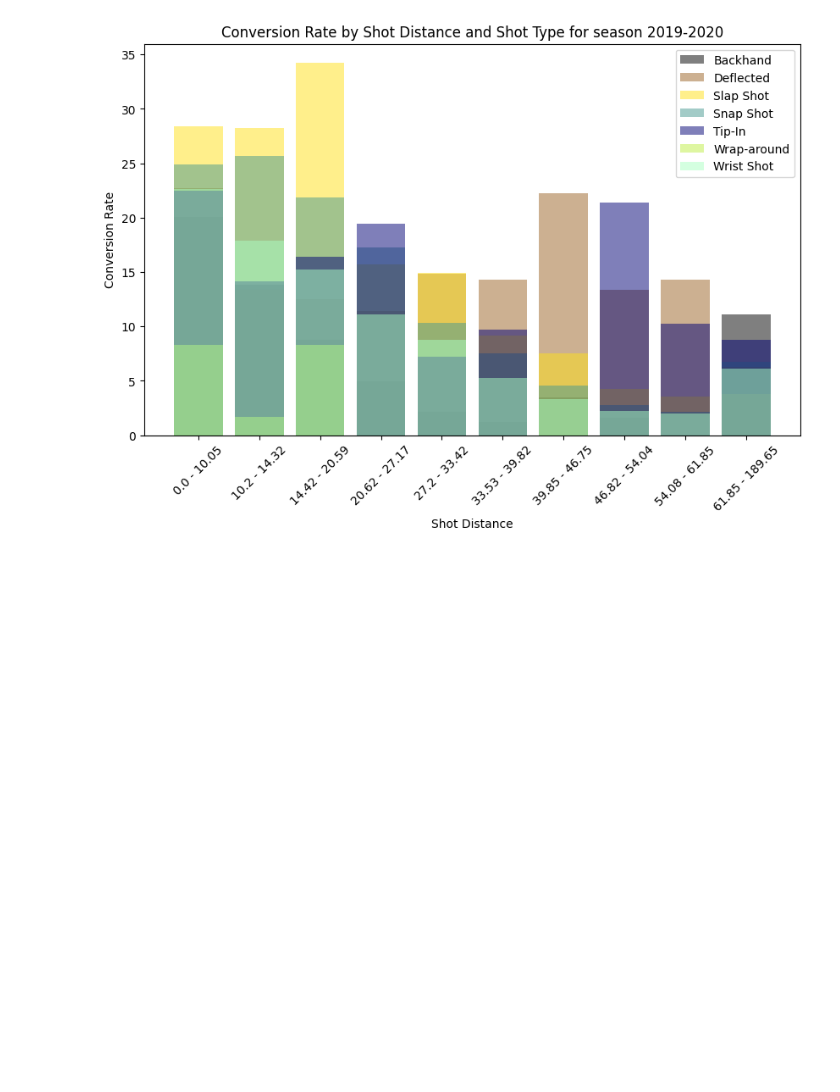
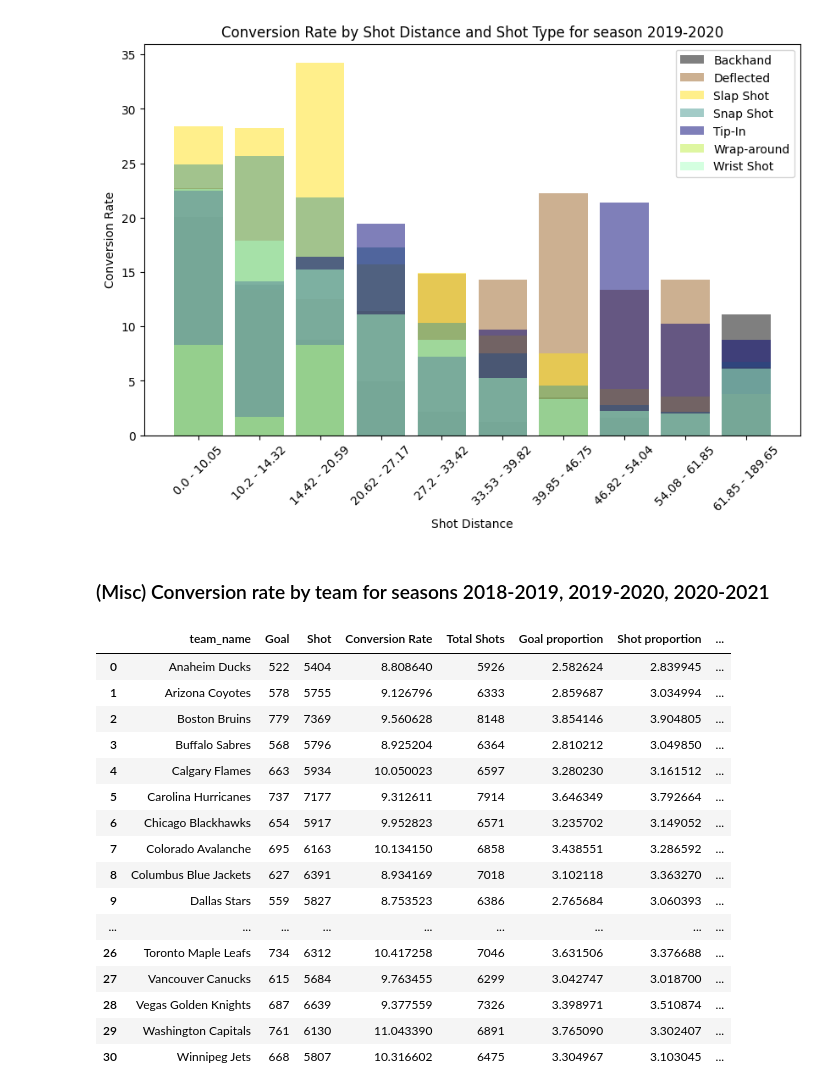
Before and after one commit to theAayushbajaj/NHL-Milestone-Project, a Jupyter notebook: src/Notebooks/02_simple_visualizations.ipynb, the cells around one changed output. Drawn from its saved outputs; the diff is of its cells as text; code cells hidden in the pictures; blank space fills up the shorter version.

Commit message:
misc analysis in smiple

```diff
--- a/src/Notebooks/02_simple_visualizations.ipynb
+++ b/src/Notebooks/02_simple_visualizations.ipynb
@@ -279,3 +279,52 @@ ax.legend()
 plt.show()
 # %% [output]
 [figure]
+# %% [markdown]
+### (Misc) Conversion rate by team for seasons 2018-2019, 2019-2020, 2020-2021
+# %%
+CR_by_team = df[df.season.isin([20182019,20192020,20202021])].pivot_table(index=['team_name'],
+                                columns=['event'],
+                                values=['eventIdx'],
+                                aggfunc=['count'],
+                                fill_value=0).reset_index()
+CR_by_team.columns = ['team_name','Goal','Shot']
+CR_by_team['Conversion Rate'] = CR_by_team['Goal'] *100/ (CR_by_team['Shot']+CR_by_team['Goal'])
+
+CR_by_team['Total Shots'] = CR_by_team['Goal'] + CR_by_team['Shot']
+
+# Success Ratio: probability of scoring a goal if you play that shot : P(Goal|shortType)
+CR_by_team['Conversion Rate'] = CR_by_team['Goal'] *100/ CR_by_team['Total Shots']
+
+# Goal proportion of shot type x: P(shortType|Goal)
+CR_by_team['Goal proportion'] = CR_by_team['Goal'] *100/ CR_by_team['Goal'].sum()
+#df_pivot['Shot proportion'] = df_pivot['Shot'] *100/ df_pivot['Shot'].sum()
+
+# Shot proportion of shot type x: P(shortType|Shot)
+CR_by_team['Shot proportion'] = CR_by_team['Total Shots'] *100/ CR_by_team['Total Shots'].sum()
+
+# Expected value of scoring a goal if you play that shot: P(Goal|shortType) * P(shortType|Goal)
+CR_by_team['Expected value'] = (CR_by_team['Conversion Rate']/100) * (CR_by_team['Shot proportion']/100) *100
+
+CR_by_team['Variance'] = CR_by_team['Expected value'] * (1 - CR_by_team['Conversion Rate']/100)
+CR_by_team['Standard Deviation'] = np.sqrt(CR_by_team['Variance'])
+CR_by_team['Reward-to-Risk Ratio'] = CR_by_team['Expected value'] / CR_by_team['Standard Deviation']
+# %%
+CR_by_team
+# %% [output]
+|  | team_name | Goal | Shot | Conversion Rate | Total Shots | Goal proportion | Shot proportion | ... |
+| 0 | Anaheim Ducks | 522 | 5404 | 8.808640 | 5926 | 2.582624 | 2.839945 | ... |
+| 1 | Arizona Coyotes | 578 | 5755 | 9.126796 | 6333 | 2.859687 | 3.034994 | ... |
+| 2 | Boston Bruins | 779 | 7369 | 9.560628 | 8148 | 3.854146 | 3.904805 | ... |
+| 3 | Buffalo Sabres | 568 | 5796 | 8.925204 | 6364 | 2.810212 | 3.049850 | ... |
+| 4 | Calgary Flames | 663 | 5934 | 10.050023 | 6597 | 3.280230 | 3.161512 | ... |
+| 5 | Carolina Hurricanes | 737 | 7177 | 9.312611 | 7914 | 3.646349 | 3.792664 | ... |
+| 6 | Chicago Blackhawks | 654 | 5917 | 9.952823 | 6571 | 3.235702 | 3.149052 | ... |
+| 7 | Colorado Avalanche | 695 | 6163 | 10.134150 | 6858 | 3.438551 | 3.286592 | ... |
+| 8 | Columbus Blue Jackets | 627 | 6391 | 8.934169 | 7018 | 3.102118 | 3.363270 | ... |
+| 9 | Dallas Stars | 559 | 5827 | 8.753523 | 6386 | 2.765684 | 3.060393 | ... |
+| ... | ... | ... | ... | ... | ... | ... | ... | ... |
+| 26 | Toronto Maple Leafs | 734 | 6312 | 10.417258 | 7046 | 3.631506 | 3.376688 | ... |
+| 27 | Vancouver Canucks | 615 | 5684 | 9.763455 | 6299 | 3.042747 | 3.018700 | ... |
+| 28 | Vegas Golden Knights | 687 | 6639 | 9.377559 | 7326 | 3.398971 | 3.510874 | ... |
+| 29 | Washington Capitals | 761 | 6130 | 11.043390 | 6891 | 3.765090 | 3.302407 | ... |
+| 30 | Winnipeg Jets | 668 | 5807 | 10.316602 | 6475 | 3.304967 | 3.103045 | ... |
```
Also changed, not shown: parts of 1 cell of this notebook.
